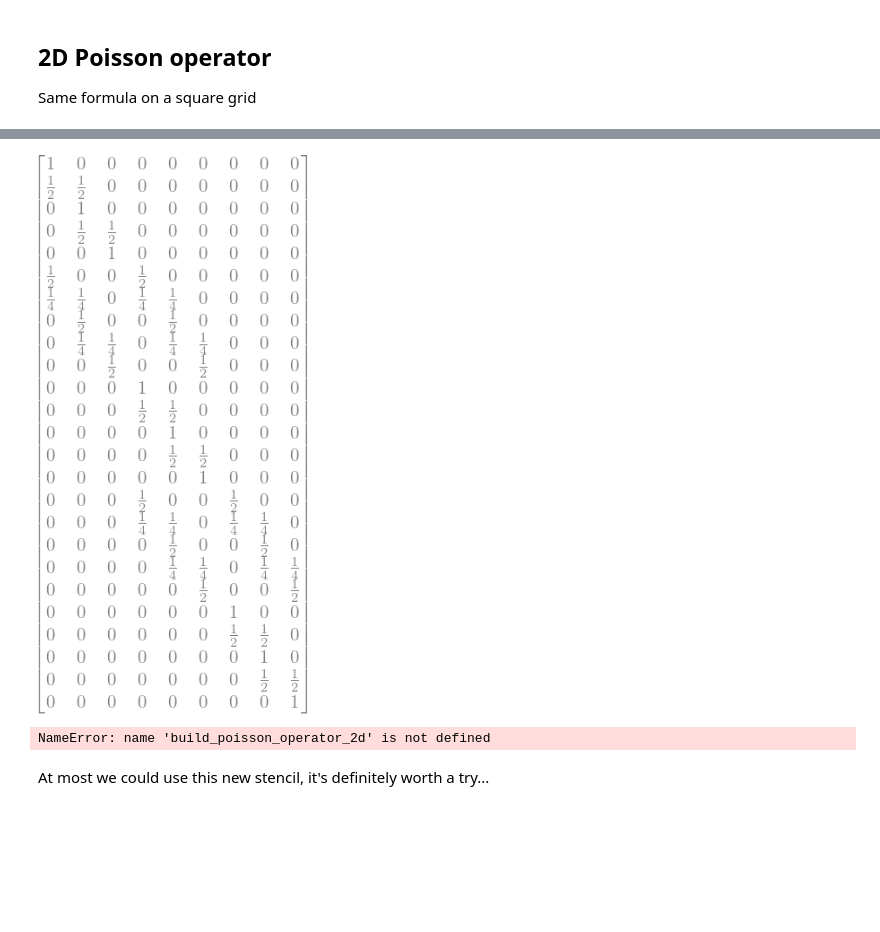
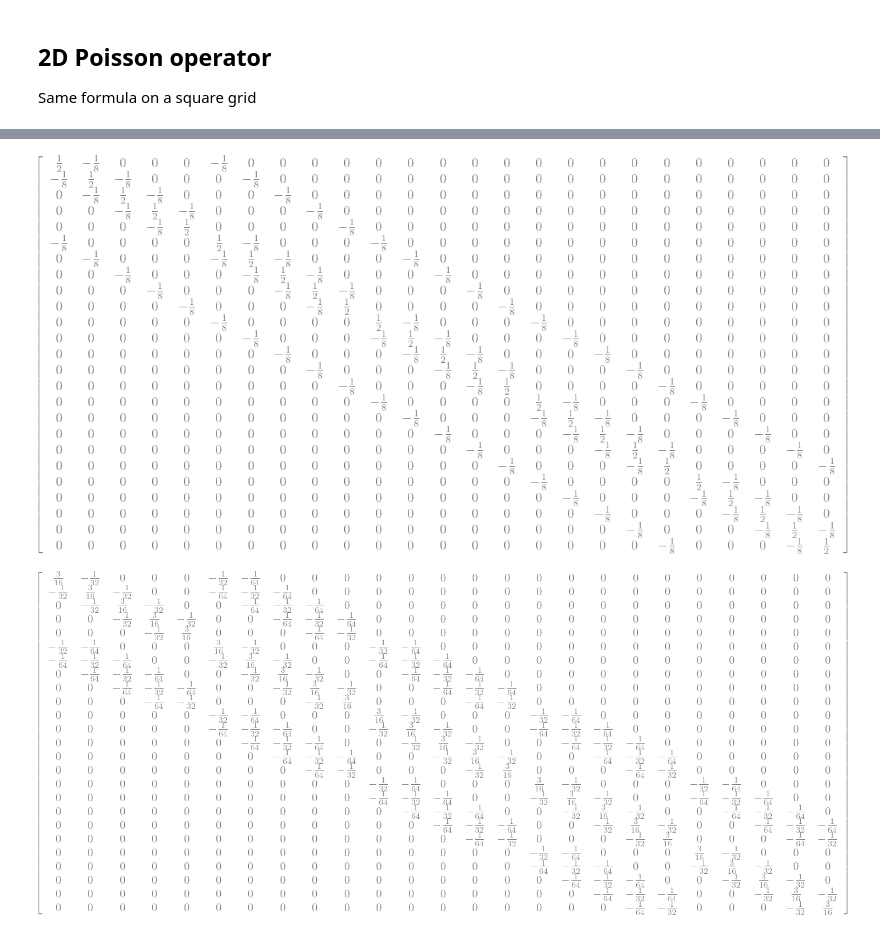
Before and after one commit to FattiMei/multigrid, a Jupyter notebook: analysis/restriction.ipynb, the cells around one changed output, grey strips where cells are left out. Drawn from its saved outputs; the diff is of its cells as text; code cells hidden in the pictures; blank space fills up the shorter version.

Commit message:
Complete analysis on 2D multigrid coarse operators

```diff
--- a/analysis/restriction.ipynb
+++ b/analysis/restriction.ipynb
@@ -207,34 +186,5 @@ full_weight_restriction_2d(5)
 # %%
-def linear_prolongation_2d(n):
-    m = 1 + (n-1)//2
-    R = sym.zeros(n*n, m*m)
+def linear_prolongation_2d(m):
+    n = 2*m + 1
 
-    for i in range(n):
-        for j in range(n):
-            linear_index = (i//2)*m+(j//2)
-
-            if i % 2 == 1 and j % 2 == 1:
-                R[i*n+j,linear_index]     = sym.nsimplify(0.25)
-                R[i*n+j,linear_index+1]   = sym.nsimplify(0.25)
-                R[i*n+j,linear_index+m]   = sym.nsimplify(0.25)
-                R[i*n+j,linear_index+m+1] = sym.nsimplify(0.25)
-            elif i % 2 == 1:
-                R[i*n+j,linear_index]     = sym.nsimplify(0.5)
-                R[i*n+j,linear_index+m]   = sym.nsimplify(0.5)
-            elif j % 2 == 1:
-                R[i*n+j,linear_index]     = sym.nsimplify(0.5)
-                R[i*n+j,linear_index+1]   = sym.nsimplify(0.5)
-            else:
-                R[i*n+j,linear_index] = 1
-
-    return R
-
-linear_prolongation_2d(5)
+    return sym.Matrix(full_weight_restriction_2d(n)).T
-# %% [output]
-[figure, removed]
-# %%
-A = build_poisson_operator_2d(5)
-
-injective_restriction_2d(5) @ A @ full_weight_restriction_2d(5).T
-# %% [output]
-NameError: name 'build_poisson_operator_2d' is not defined
@@ -243,2 +190,0 @@ injective_restriction_2d(5) @ A @ linear_prolongation_2d(5)
-# %% [markdown]
-At most we could use this new stencil, it's definitely worth a try...
@@ -248,0 +191,10 @@ full_weight_restriction_2d(5,False) @ A @ linear_prolongation_2d(5)
+# %%
+# this operator has the same structure of the original one
+injective_restriction_2d(n) @ A @ linear_prolongation_2d(m)
+# %% [output]
+[figure, added]
+# %%
+# this is theoretically sound, but the stencil is not good
+full_weight_restriction_2d(n) @ A @ linear_prolongation_2d(m)
+# %% [output]
+[figure, added]
```
Also changed, not shown: parts of 7 cells of this notebook.
